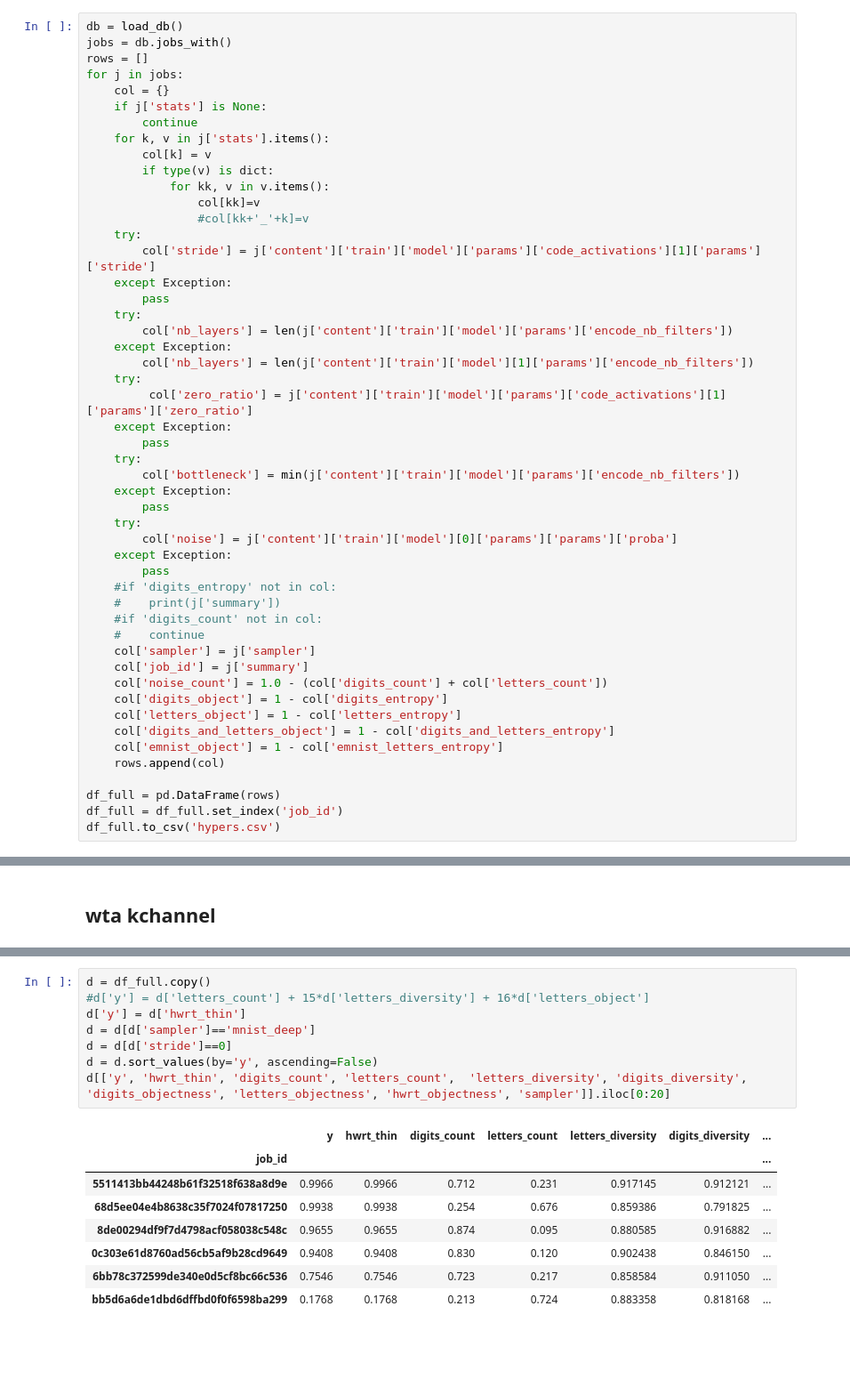
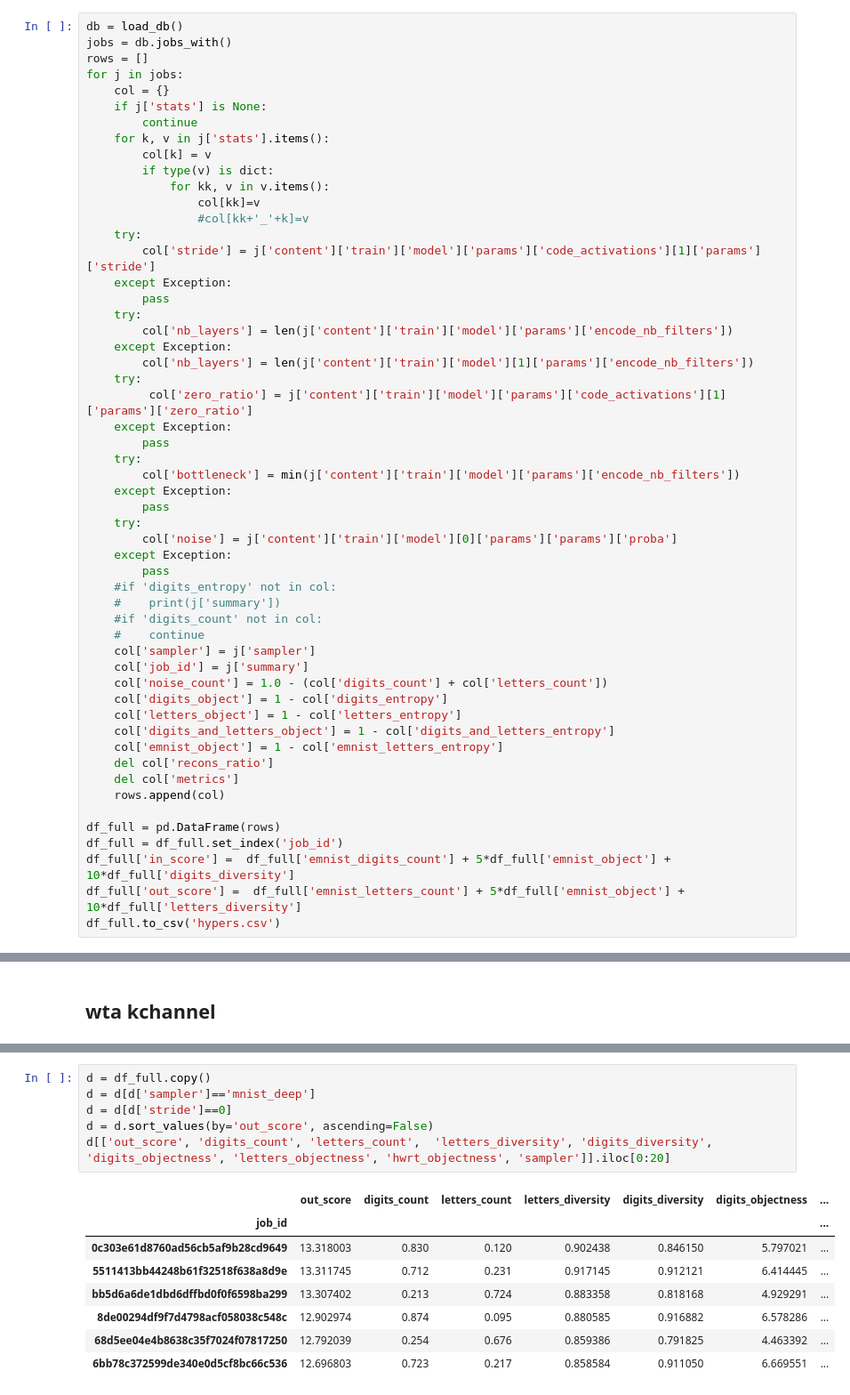
Before and after one commit to mehdidc/out_of_class, a Jupyter notebook: ae/ipynb/analysis.ipynb, the cells around one changed output, grey strips where cells are left out. Shown at 89% size. Saved outputs shown, nothing was run; the diff lists cells and outputs as text; blank space fills up the shorter version.

```diff
--- a/ae/ipynb/analysis.ipynb
+++ b/ae/ipynb/analysis.ipynb
@@ -69,8 +69,12 @@ for j in jobs:
     col['letters_object'] = 1 - col['letters_entropy']
     col['digits_and_letters_object'] = 1 - col['digits_and_letters_entropy']
     col['emnist_object'] = 1 - col['emnist_letters_entropy']
+    del col['recons_ratio']
+    del col['metrics']
     rows.append(col)
 
 df_full = pd.DataFrame(rows)
 df_full = df_full.set_index('job_id')
+df_full['in_score'] =  df_full['emnist_digits_count'] + 5*df_full['emnist_object'] + 10*df_full['digits_diversity']
+df_full['out_score'] =  df_full['emnist_letters_count'] + 5*df_full['emnist_object'] + 10*df_full['letters_diversity']
 df_full.to_csv('hypers.csv')
@@ -235,18 +190,16 @@ d
 | ratio_unique | 0.249662 | -0.128651 | 0.898425 | 0.880558 | 0.817205 | ... |
 # %%
 d = df_full.copy()
-#d['y'] = d['letters_count'] + 15*d['letters_diversity'] + 16*d['letters_object']
-d['y'] = d['hwrt_thin']
 d = d[d['sampler']=='mnist_deep']
 d = d[d['stride']==0]
-d = d.sort_values(by='y', ascending=False)
-d[['y', 'hwrt_thin', 'digits_count', 'letters_count',  'letters_diversity', 'digits_diversity', 'digits_objectness', 'letters_objectness', 'hwrt_objectness', 'sampler']].iloc[0:20]
+d = d.sort_values(by='out_score', ascending=False)
+d[['out_score', 'digits_count', 'letters_count',  'letters_diversity', 'digits_diversity', 'digits_objectness', 'letters_objectness', 'hwrt_objectness', 'sampler']].iloc[0:20]
 # %% [output]
-|  | y | hwrt_thin | digits_count | letters_count | letters_diversity | digits_diversity | ... |
+|  | out_score | digits_count | letters_count | letters_diversity | digits_diversity | digits_objectness | ... |
 | job_id |  |  |  |  |  |  | ... |
-| 5511413bb44248b61f32518f638a8d9e | 0.9966 | 0.9966 | 0.712 | 0.231 | 0.917145 | 0.912121 | ... |
-| 68d5ee04e4b8638c35f7024f07817250 | 0.9938 | 0.9938 | 0.254 | 0.676 | 0.859386 | 0.791825 | ... |
-| 8de00294df9f7d4798acf058038c548c | 0.9655 | 0.9655 | 0.874 | 0.095 | 0.880585 | 0.916882 | ... |
-| 0c303e61d8760ad56cb5af9b28cd9649 | 0.9408 | 0.9408 | 0.830 | 0.120 | 0.902438 | 0.846150 | ... |
-| 6bb78c372599de340e0d5cf8bc66c536 | 0.7546 | 0.7546 | 0.723 | 0.217 | 0.858584 | 0.911050 | ... |
-| bb5d6a6de1dbd6dffbd0f0f6598ba299 | 0.1768 | 0.1768 | 0.213 | 0.724 | 0.883358 | 0.818168 | ... |
+| 0c303e61d8760ad56cb5af9b28cd9649 | 13.318003 | 0.830 | 0.120 | 0.902438 | 0.846150 | 5.797021 | ... |
+| 5511413bb44248b61f32518f638a8d9e | 13.311745 | 0.712 | 0.231 | 0.917145 | 0.912121 | 6.414445 | ... |
+| bb5d6a6de1dbd6dffbd0f0f6598ba299 | 13.307402 | 0.213 | 0.724 | 0.883358 | 0.818168 | 4.929291 | ... |
+| 8de00294df9f7d4798acf058038c548c | 12.902974 | 0.874 | 0.095 | 0.880585 | 0.916882 | 6.578286 | ... |
+| 68d5ee04e4b8638c35f7024f07817250 | 12.792039 | 0.254 | 0.676 | 0.859386 | 0.791825 | 4.463392 | ... |
+| 6bb78c372599de340e0d5cf8bc66c536 | 12.696803 | 0.723 | 0.217 | 0.858584 | 0.911050 | 6.669551 | ... |
```
Also changed, not shown: parts of 24 cells of this notebook.
